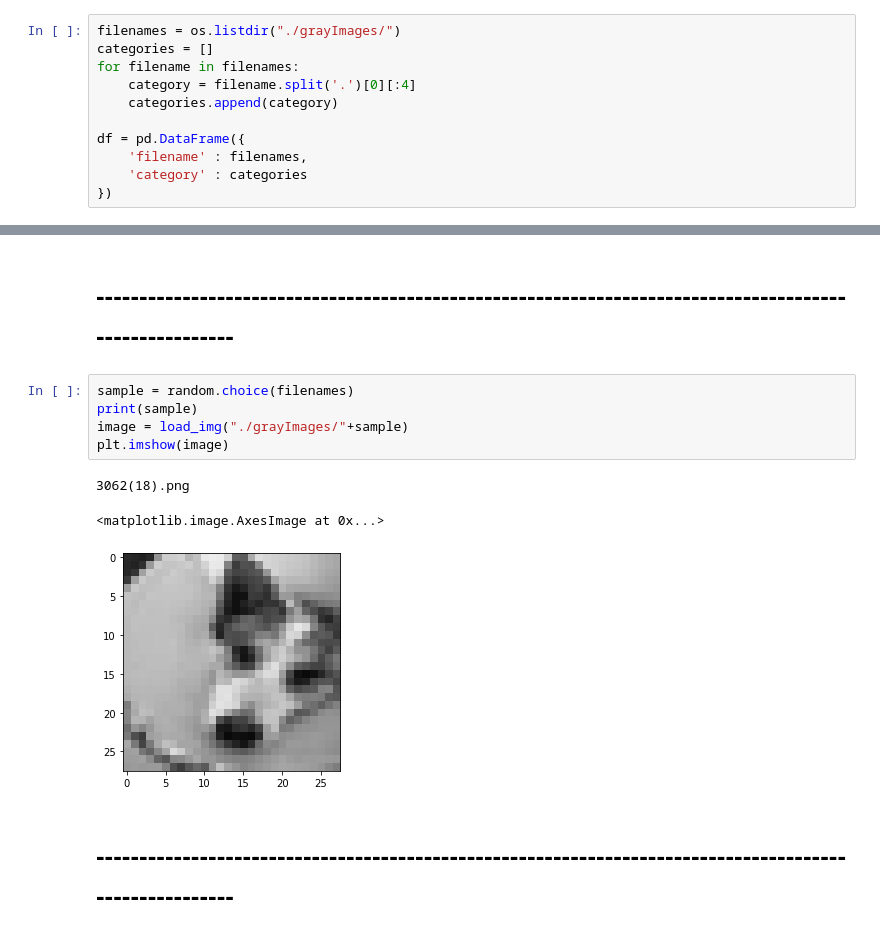
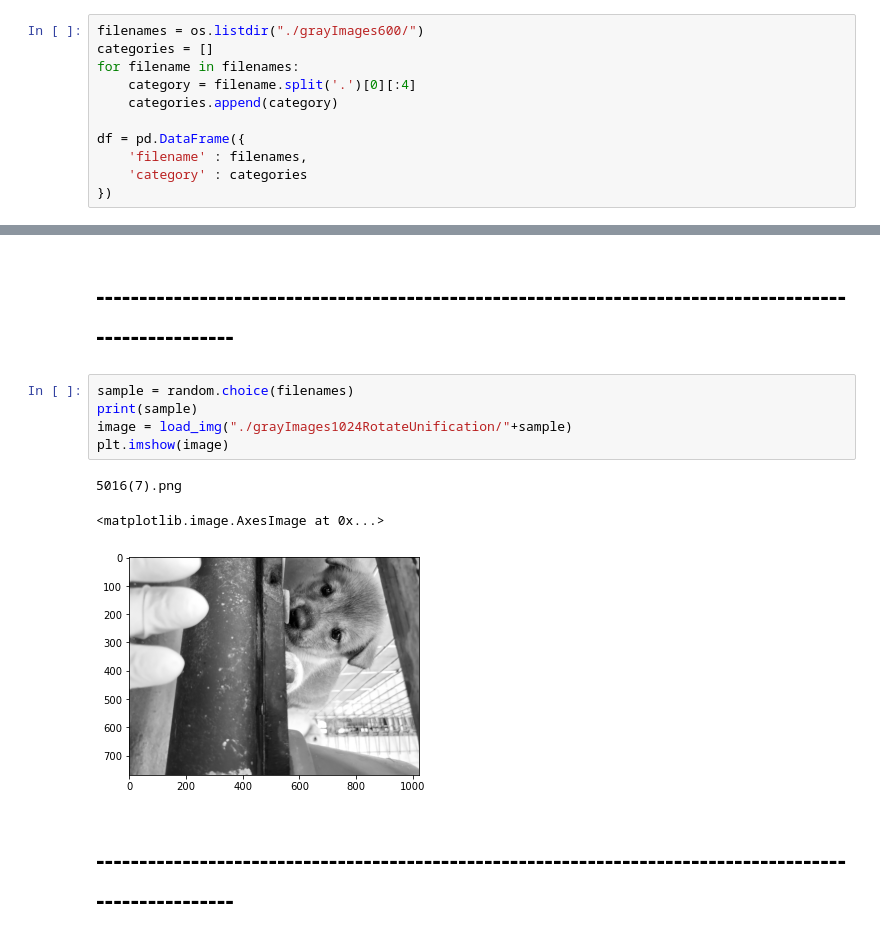
Before and after one commit to qnffnrl/dog_identifier, a Jupyter notebook: first.ipynb, the cells around one changed output, grey strips where cells are left out. Cells and saved outputs as stored; diff of their text form.

```diff
--- a/first.ipynb
+++ b/first.ipynb
@@ -47,5 +71,5 @@ import random
 # %%
-filenames = os.listdir("./grayImages/")
+filenames = os.listdir("./grayImages600/")
 categories = []
 for filename in filenames:
     category = filename.split('.')[0][:4]
@@ -88,12 +112,12 @@ len(df['category'].unique())
 # %%
 sample = random.choice(filenames)
 print(sample)
-image = load_img("./grayImages/"+sample)
+image = load_img("./grayImages1024RotateUnification/"+sample)
 plt.imshow(image)
 # %% [output]
-3062(18).png
+5016(7).png
 <matplotlib.image.AxesImage at 0x...>
-[figure, old version]
+[figure, new version]
 # %% [markdown]
 # -------------------------------------------------------------------------------------------------------
 # %% [markdown]
```
Also changed, not shown: parts of 46 cells of this notebook, 1 other file.
